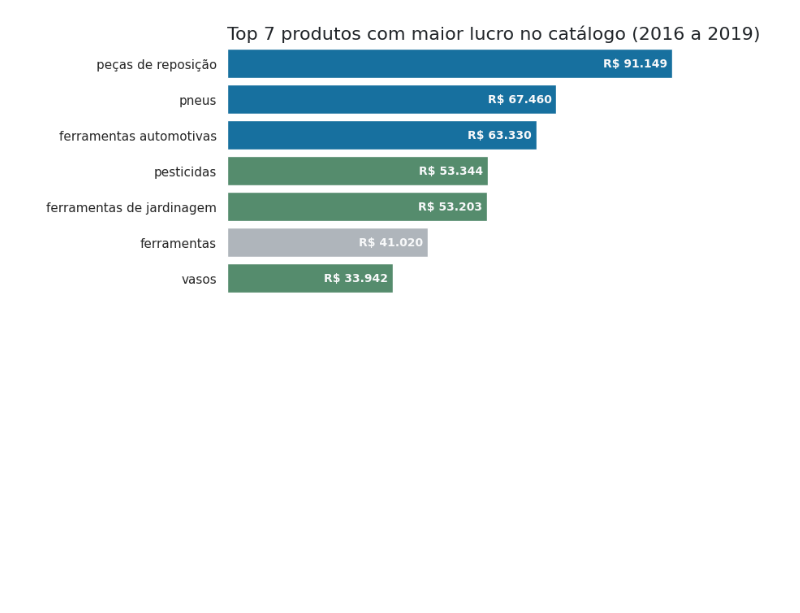
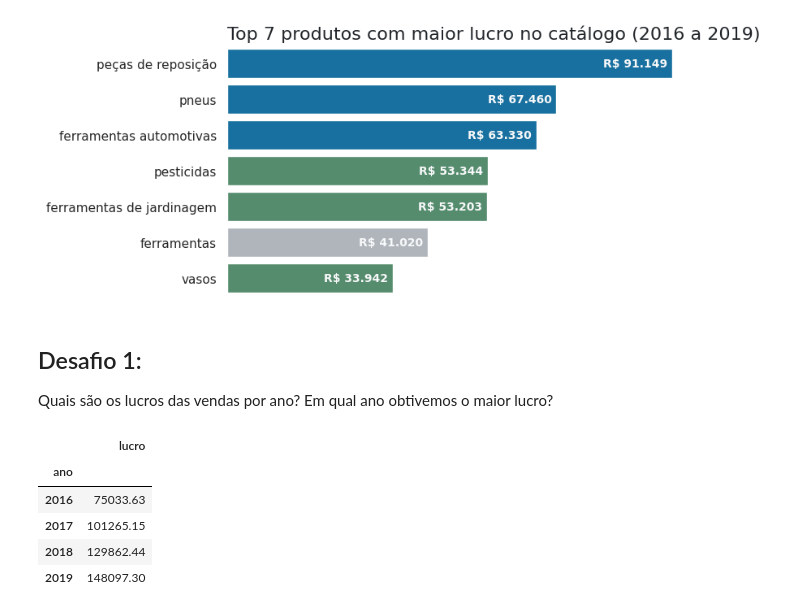
Before and after one commit to lukaswyllis/formacao-avancando-em-data-science-com-python, a Jupyter notebook: Curso 2 - Data Visualization - Gráficos de comparação e distribuição.ipynb, the cells around one changed output. Cells and saved outputs as stored; diff of their text form; code cells hidden in the pictures; blank space fills up the shorter version.

Commit message:
desafio 1 da aula 2

```diff
--- a/Curso 2 - Data Visualization - Gráficos de comparação e distribuição.ipynb
+++ b/Curso 2 - Data Visualization - Gráficos de comparação e distribuição.ipynb
@@ -154,3 +154,20 @@ def grafico_top7():
 ax = grafico_top7()
 # %% [output]
 [figure]
+# %% [markdown]
+## Desafio 1:
+Quais são os lucros das vendas por ano? Em qual ano obtivemos o maior lucro?
+# %%
+# 1) criar um dataframe com o consolidado de lucro por ano
+lucro_ano = vendas[['data_pedido', 'lucro']].copy()
+lucro_ano['ano'] = lucro_ano['data_pedido'].dt.year
+lucro_ano.drop('data_pedido', axis=1, inplace=True)
+lucro_ano = lucro_ano.groupby('ano').aggregate('sum')
+lucro_ano
+# %% [output]
+|  | lucro |
+| ano |  |
+| 2016 | 75033.63 |
+| 2017 | 101265.15 |
+| 2018 | 129862.44 |
+| 2019 | 148097.30 |
```
Also changed, not shown: parts of 4 cells of this notebook.
